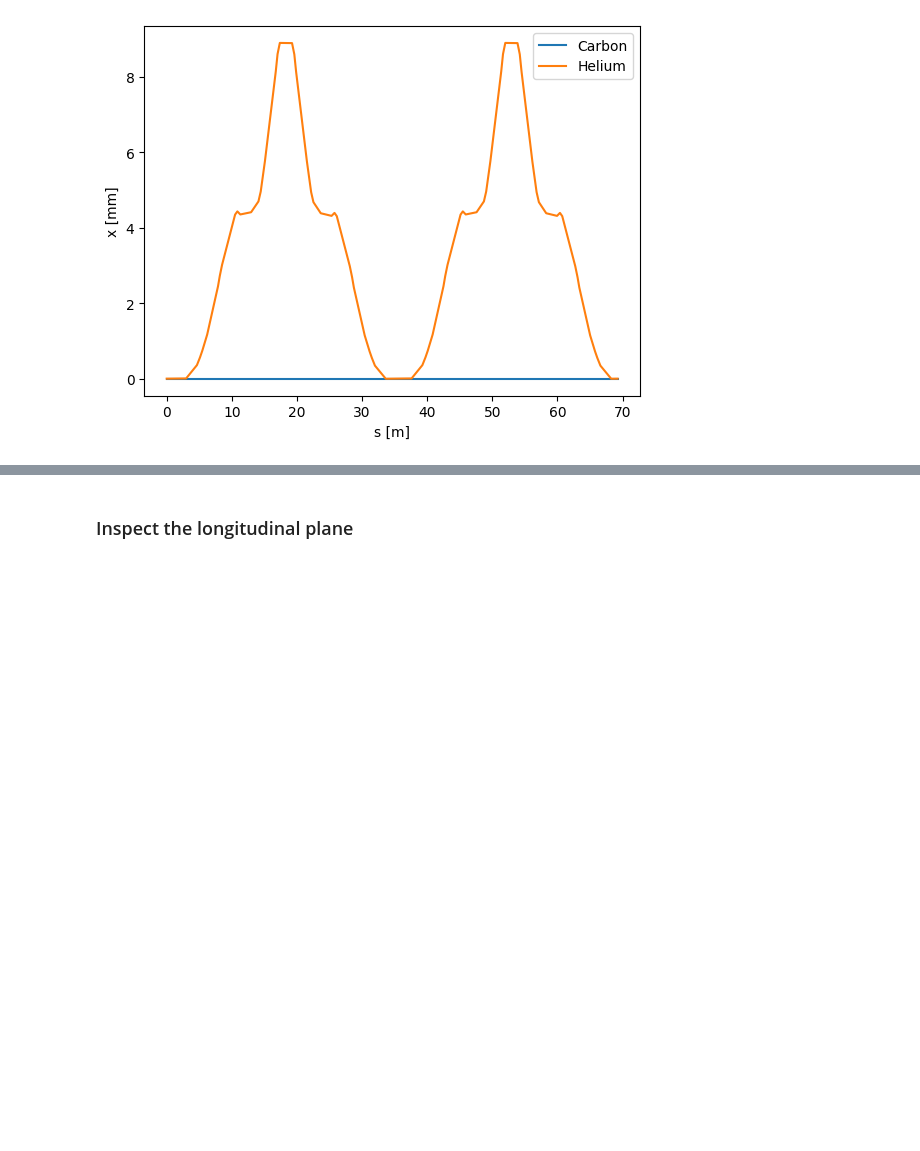
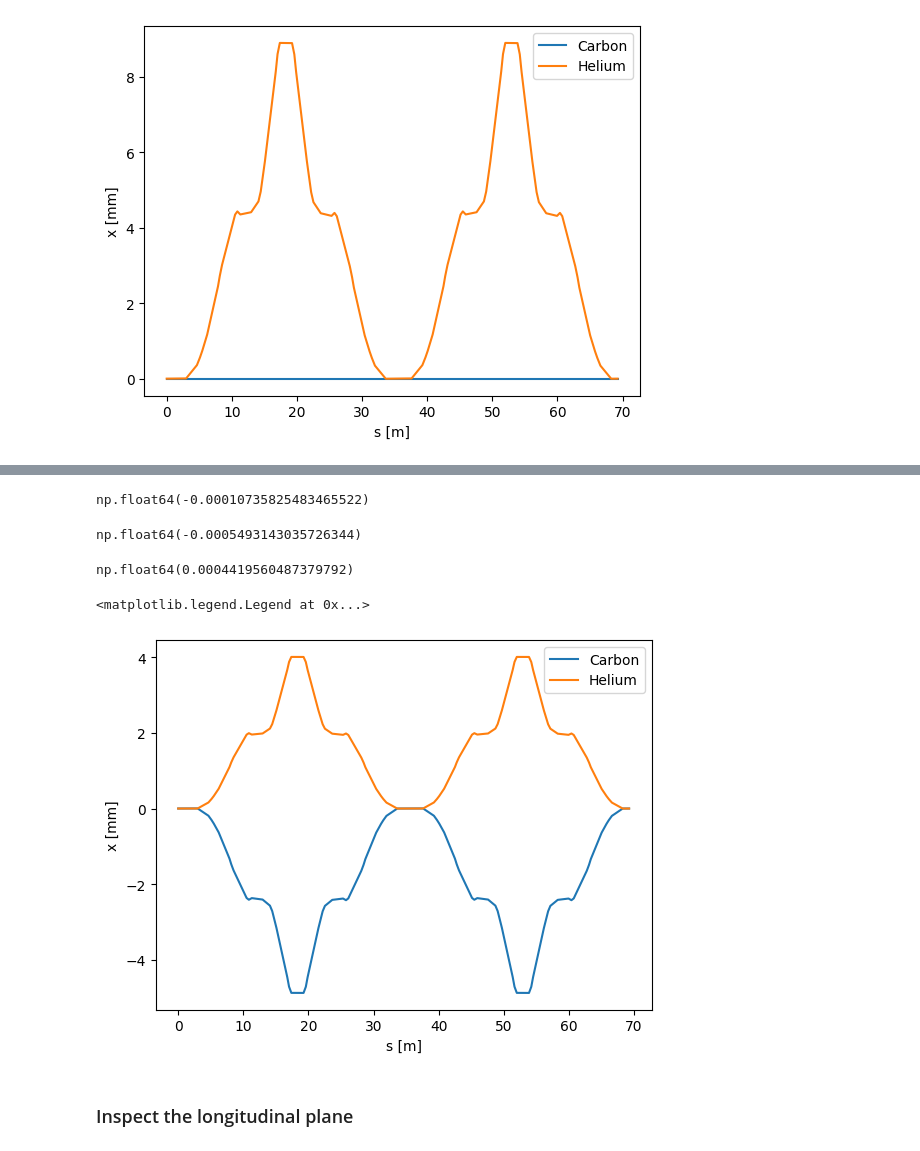
Before and after one commit to xsuite/tutorial_mixed_beams, a Jupyter notebook: notebook_03_mixed_beams.ipynb, the cells around one changed output, grey strips where cells are left out. Saved outputs shown, nothing was run; the diff lists cells and outputs as text; code cells hidden in the pictures; blank space fills up the shorter version.

Commit message:
With freq shift

```diff
--- a/notebook_03_mixed_beams.ipynb
+++ b/notebook_03_mixed_beams.ipynb
@@ -112,3 +118,33 @@ plt.legend()
+# %%
+env['dp'] = 0
+line.append(
+    env.new('tdelay', xt.TimeDelay, shift_zeta=-eta * line.get_length() * env.ref['dp']))
+# %%
+env['dp'] = -5.5e-4
+tw_car = line.twiss6d()
+tw_hel = line.twiss6d(mass_ratio=mass_ratio_hel_car, charge_ratio=charge_ratio_hel_car)
+# %%
+tw_hel.delta[0]
+# %% [output]
+np.float64(-0.00010735825483465522)
+# %%
+tw_car.delta[0]
+# %% [output]
+np.float64(-0.0005493143035726344)
+# %%
+tw_hel.delta[0] - tw_car.delta[0] # Unchanged
+# %% [output]
+np.float64(0.0004419560487379792)
+# %%
+plt.figure()
+plt.plot(tw_car.s, 1e3 * tw_car.x, label='Carbon')
+plt.plot(tw_hel.s, 1e3 * tw_hel.x, label='Helium')
+plt.xlabel('s [m]')
+plt.ylabel('x [mm]')
+plt.legend()
+# %% [output]
+<matplotlib.legend.Legend at 0x...>
+[figure, added]
 # %% [markdown]
 ### Inspect the longitudinal plane
 # %%
```
Also changed, not shown: parts of 2 cells of this notebook.
